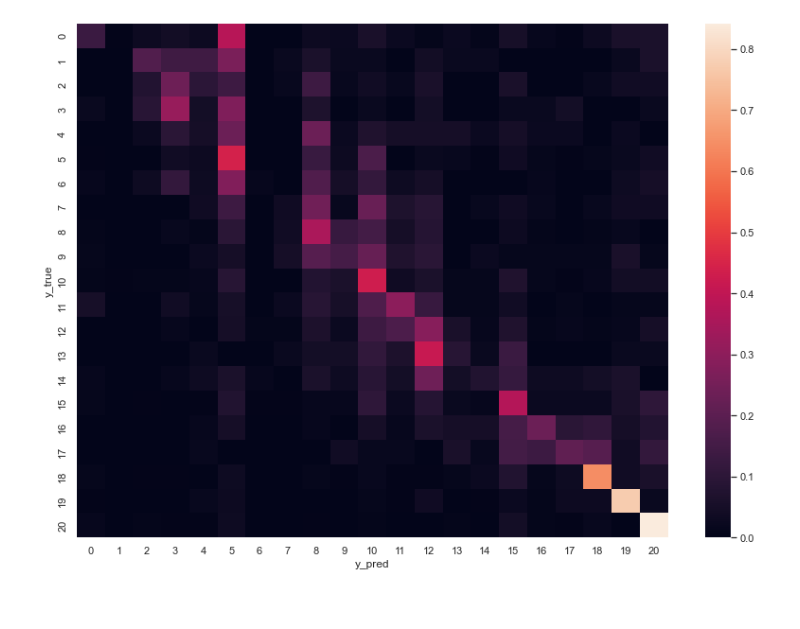
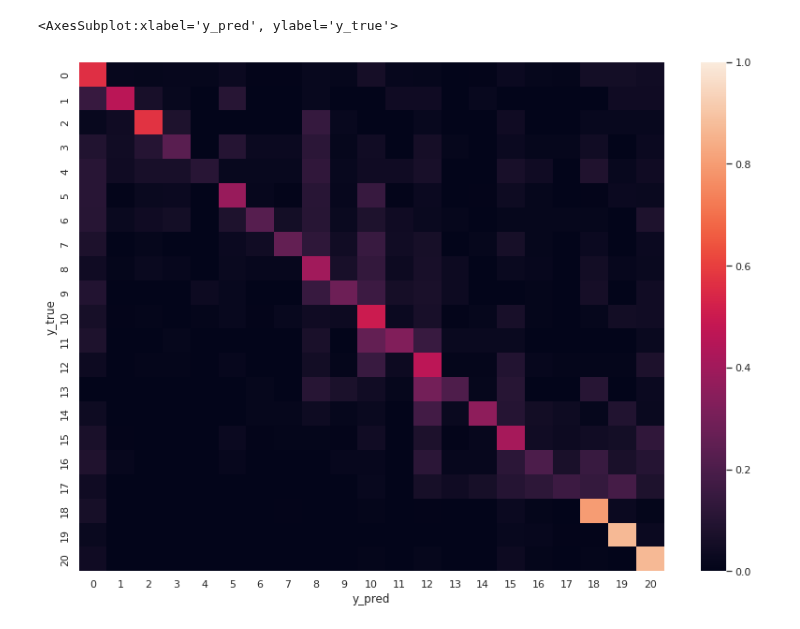
Before and after one commit to center-for-humans-and-machines/algorithmic-institutions, a Jupyter notebook: notebooks/logreg_vis.ipynb, the cells around one changed output. Cells and saved outputs as stored; diff of their text form; code cells hidden in the pictures.

```diff
--- a/notebooks/logreg_vis.ipynb
+++ b/notebooks/logreg_vis.ipynb
@@ -27,11 +86,18 @@ Index(['set', 'cv_split', 'y_true', 'y_pred', 'value'], dtype='object')
 # %%
 # Todo: double check the normalisation
-cm_g_df = confusion_matrix_df.groupby(['set', 'y_true', 'y_pred'])['value'].sum().reset_index()
+w = (
+    (confusion_matrix_df['cont_ordinal']) &
+    (confusion_matrix_df['pun_ordinal']) &
+    (confusion_matrix_df['int_ordinal']) &
+    (~confusion_matrix_df['y_ordinal'])
+)
+
+cm_g_df = confusion_matrix_df[w].groupby(['set', 'y_true', 'y_pred'])['value'].sum().reset_index()
 cm_g_df['fraction'] = cm_g_df['value'] / cm_g_df.groupby(['set', 'y_true'])['value'].transform('sum')
 cm = cm_g_df.pivot_table(index=['set', 'y_true'], columns='y_pred', values='fraction')
+
+plt.figure(figsize=(14,10))
+sns.heatmap(cm.loc['test'], vmin=0, vmax=1)
+# %% [output]
+<AxesSubplot:xlabel='y_pred', ylabel='y_true'>
+[figure, added]
-# %%
-plt.figure(figsize=(14,10))
-sns.heatmap(cm.loc['test'])
-plt.savefig(os.path.join(plot_folder, 'confusion_matrix.jpg'), dpi=300, transparent=False)
-# %% [output]
-[figure, removed]
```
Also changed, not shown: parts of 16 cells of this notebook, 7 other files.
